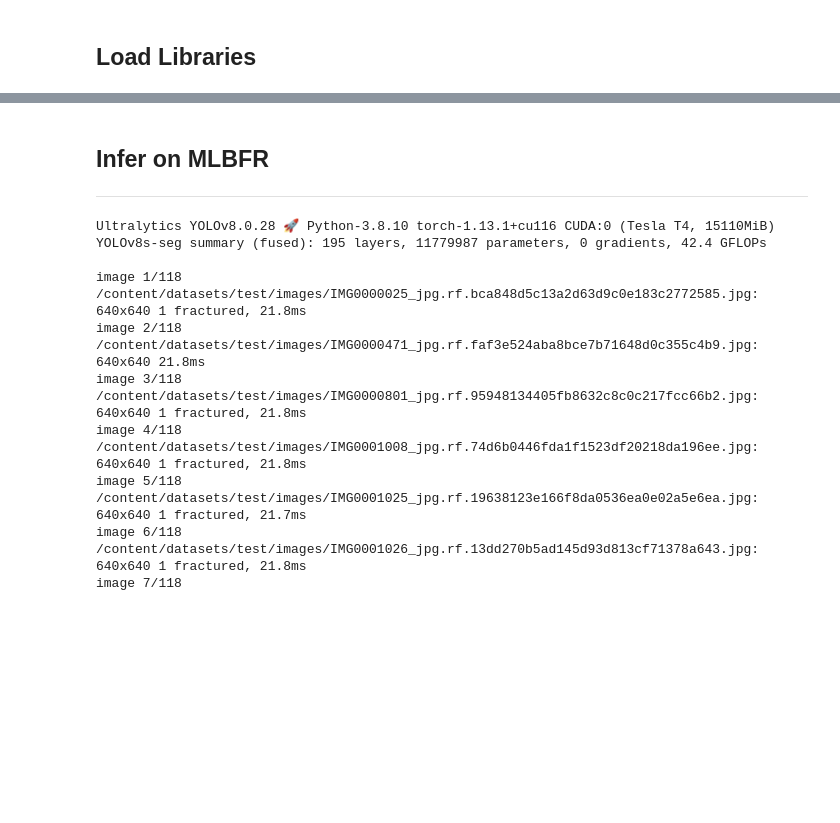
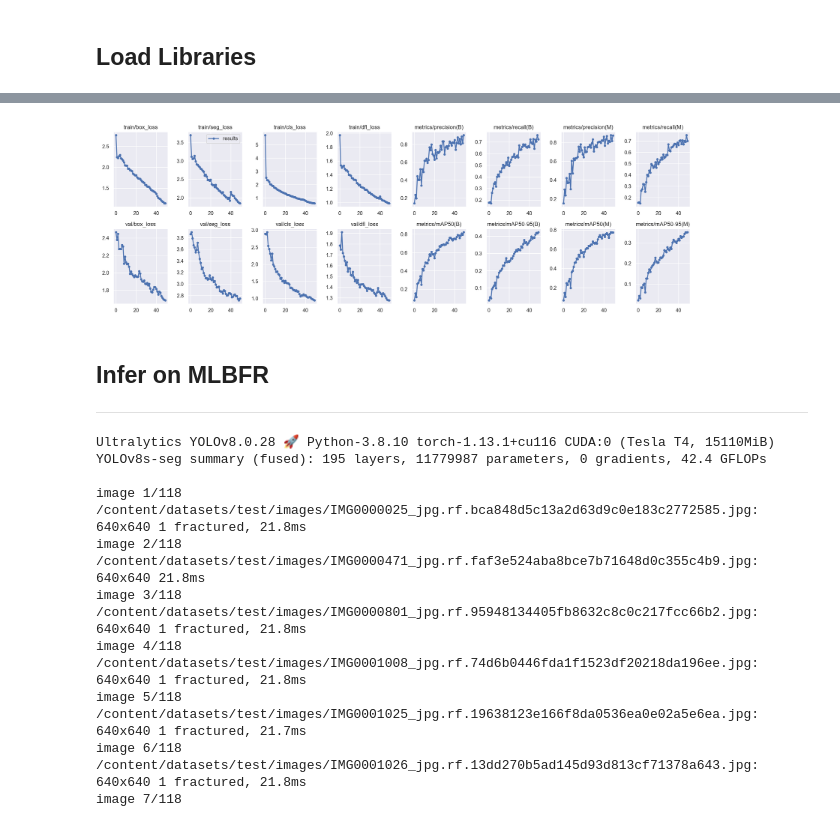
Before and after one commit to XLR8-07/FracAtlas, a Jupyter notebook: Segmentation_on_MLBFR.ipynb, the cells around one changed output, grey strips where cells are left out. Drawn from its saved outputs; the diff is of its cells as text; code cells hidden in the pictures; blank space fills up the shorter version.

```diff
--- a/Segmentation_on_MLBFR.ipynb
+++ b/Segmentation_on_MLBFR.ipynb
@@ -64,3 +73,8 @@ from IPython.display import display, Image
+# %%
+#Metrics
+Image(filename="/content/results.png", width=600)
+# %% [output]
+[figure, added]
 # %% [markdown]
 ## Infer on MLBFR
 
```
Also changed, not shown: parts of 7 cells of this notebook.
